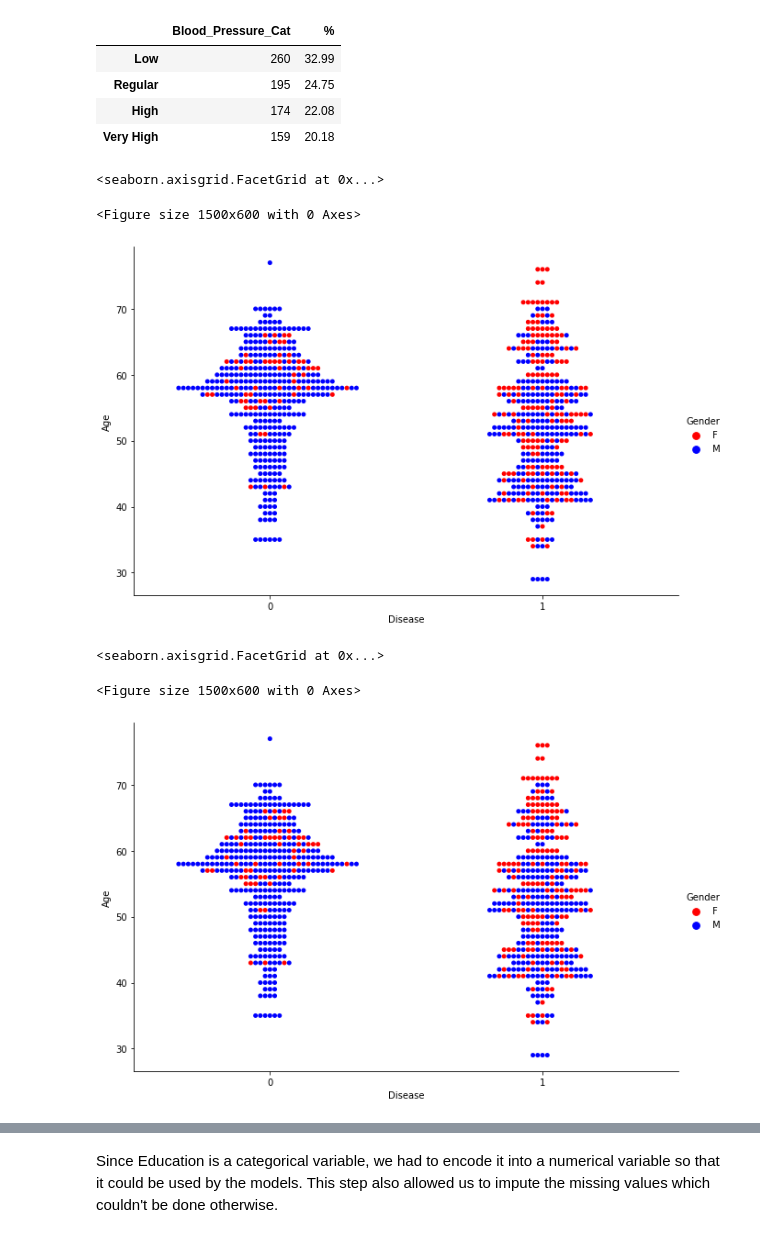
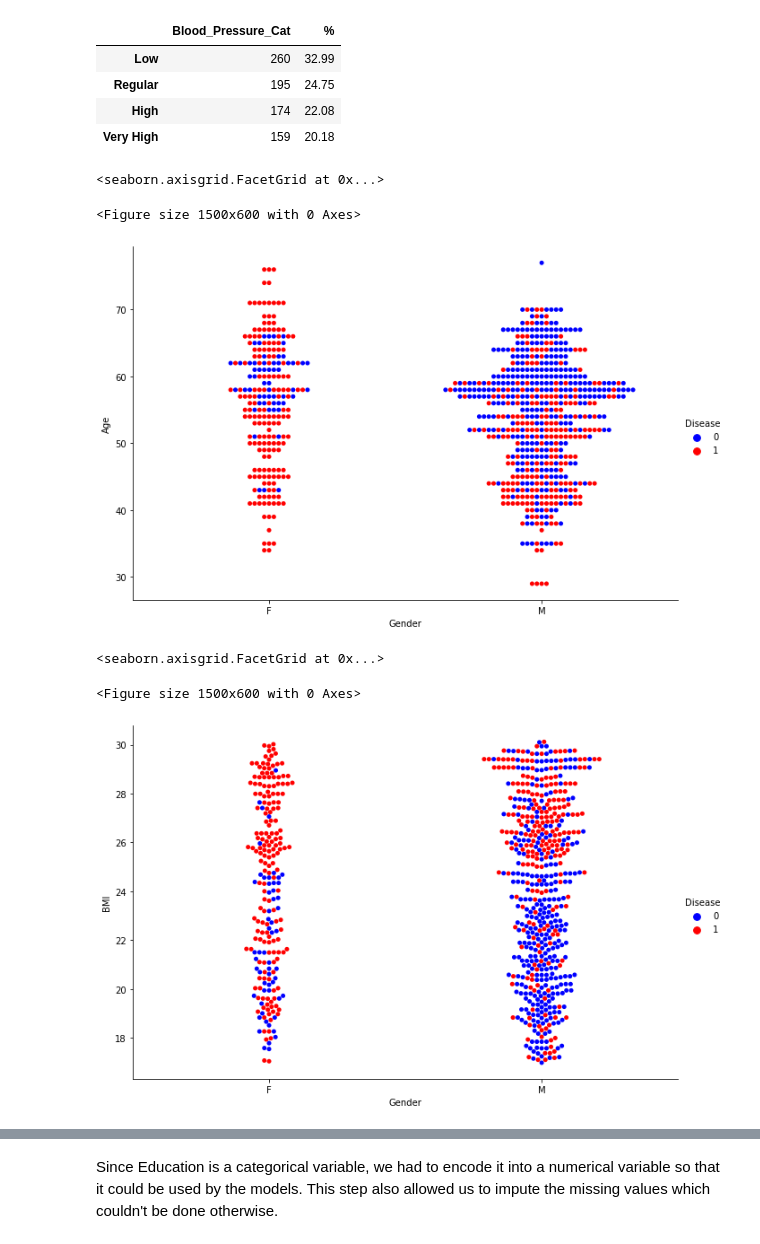
Before and after one commit to filipedias18/Project-ML-2022_2023, a Jupyter notebook: ProjetoFinal_ML_v1.ipynb, the cells around one changed output, grey strips where cells are left out. Saved outputs shown, nothing was run; the diff lists cells and outputs as text; code cells hidden in the pictures.

```diff
--- a/ProjetoFinal_ML_v1.ipynb
+++ b/ProjetoFinal_ML_v1.ipynb
@@ -56,4 +40,4 @@ train_health.head()
 # %% [markdown]
 Merging all the datasets into a unique one based on the PatientID variable.
 # %%
-train_patient = pd.merge(pd.merge(train_demo, train_health, on="PatientID"), train_habits, on='PatientID')
+train_patient_original = pd.merge(pd.merge(train_demo, train_health, on="PatientID"), train_habits, on='PatientID')
@@ -69,3 +44,5 @@ train_patient.head()
+# %%
+train_patient = train_patient_original.copy()
 # %% [markdown]
 Defining the PatientID as the index of our dataframe.
 # %%
@@ -533,15 +539,15 @@ Blood_Pressure_Cat_counts
 | Very High | 159 | 20.18 |
 # %%
 plt.figure(figsize=(15, 6), dpi=100)
-sns.catplot(data=train_patient, y="Age", x="Disease", hue="Gender", kind="swarm", height=6, aspect=1.5,palette=sns.color_palette(['red', 'blue']))
+sns.catplot(data=train_patient, y="Age", x="Gender", hue="Disease", kind="swarm", height=6, aspect=1.5,palette=sns.color_palette(['blue','red']))
 # %% [output]
 <seaborn.axisgrid.FacetGrid at 0x...>
 <Figure size 1500x600 with 0 Axes>
-[figure, old version]
+[figure, new version]
 # %%
 plt.figure(figsize=(15, 6), dpi=100)
-sns.catplot(data=train_patient, y="Age", x="Disease", hue="Gender", kind="swarm", height=6, aspect=1.5,palette=sns.color_palette(['red', 'blue']))
+sns.catplot(data=train_patient, y="BMI", x="Gender", hue="Disease", kind="swarm", height=6, aspect=1.5,palette=sns.color_palette(['blue','red']))
 # %% [output]
 <seaborn.axisgrid.FacetGrid at 0x...>
 <Figure size 1500x600 with 0 Axes>
-[figure, old version]
+[figure, new version]
```
Also changed, not shown: parts of 193 cells of this notebook.
